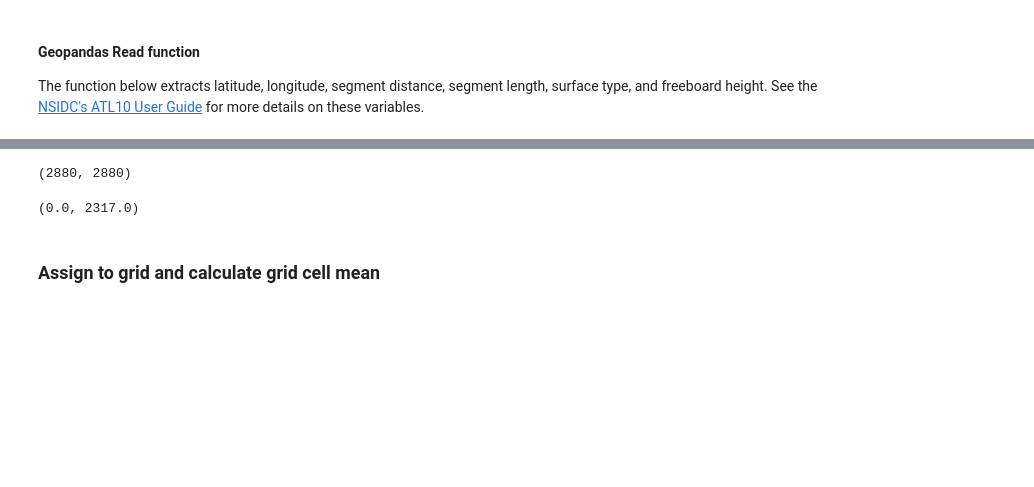
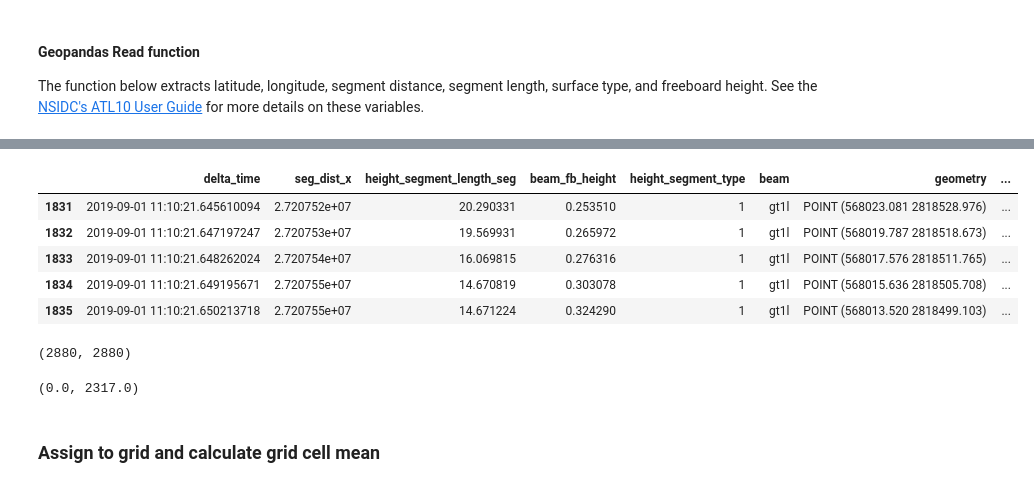
Before and after one commit to nsidc/NSIDC-Data-Tutorials, a Jupyter notebook: notebooks/ICESat-2_Cloud_Access/ATL10-h5coro.ipynb, the cells around one changed output, grey strips where cells are left out. Cells and saved outputs as stored; diff of their text form; code cells hidden in the pictures; blank space fills up the shorter version.

```diff
--- a/notebooks/ICESat-2_Cloud_Access/ATL10-h5coro.ipynb
+++ b/notebooks/ICESat-2_Cloud_Access/ATL10-h5coro.ipynb
@@ -375,8 +410,5 @@ nrow = 2880
 ncol = 2880
 upper_left_x = -9000000.0
 upper_left_y = 9000000.0
-width = 6250.0
-height = -6250.0
+width = 10000.0
+height = -10000.0
-# %%
-%%time
-tracks = tracks.to_crs("EPSG:6932")
@@ -401,0 +419,4 @@ tracks
+# %%
+%%time
+tracks = tracks.to_crs(easegrid2_epsg)
+tracks.head()
@@ -412,7 +481,7 @@ def get_grid_index(xy):
     geotransform = (upper_left_x, width, 0., upper_left_y, 0., height)
     fwd = Affine.from_gdal(*geotransform)
     row, col = ~fwd * xy
-    return (np.floor(row) * nrow) + np.floor(col)
+    return (np.floor(row) * ncol) + np.floor(col)
 # %%
 %%time
 tracks["grid_index"] = [get_grid_index((x, y)) for x, y in zip(tracks.geometry.x, tracks.geometry.y)]
@@ -422,3 +491,12 @@ Wall time: 32.8 s
+# %%
+tracks.head()
+# %% [output]
+|  | delta_time | seg_dist_x | height_segment_length_seg | beam_fb_height | height_segment_type | beam | geometry | ... |
+| 1831 | 2019-09-01 11:10:21.645610094 | 2.720752e+07 | 20.290331 | 0.253510 | 1 | gt1l | POINT (568023.081 2818528.976) | ... |
+| 1832 | 2019-09-01 11:10:21.647197247 | 2.720753e+07 | 19.569931 | 0.265972 | 1 | gt1l | POINT (568019.787 2818518.673) | ... |
+| 1833 | 2019-09-01 11:10:21.648262024 | 2.720754e+07 | 16.069815 | 0.276316 | 1 | gt1l | POINT (568017.576 2818511.765) | ... |
+| 1834 | 2019-09-01 11:10:21.649195671 | 2.720755e+07 | 14.670819 | 0.303078 | 1 | gt1l | POINT (568015.636 2818505.708) | ... |
+| 1835 | 2019-09-01 11:10:21.650213718 | 2.720755e+07 | 14.671224 | 0.324290 | 1 | gt1l | POINT (568013.520 2818499.103) | ... |
 # %%
 cell_segment_counts = tracks.groupby("grid_index")["beam_fb_height"].count()
 # %%
```
Also changed, not shown: parts of 15 cells of this notebook.
